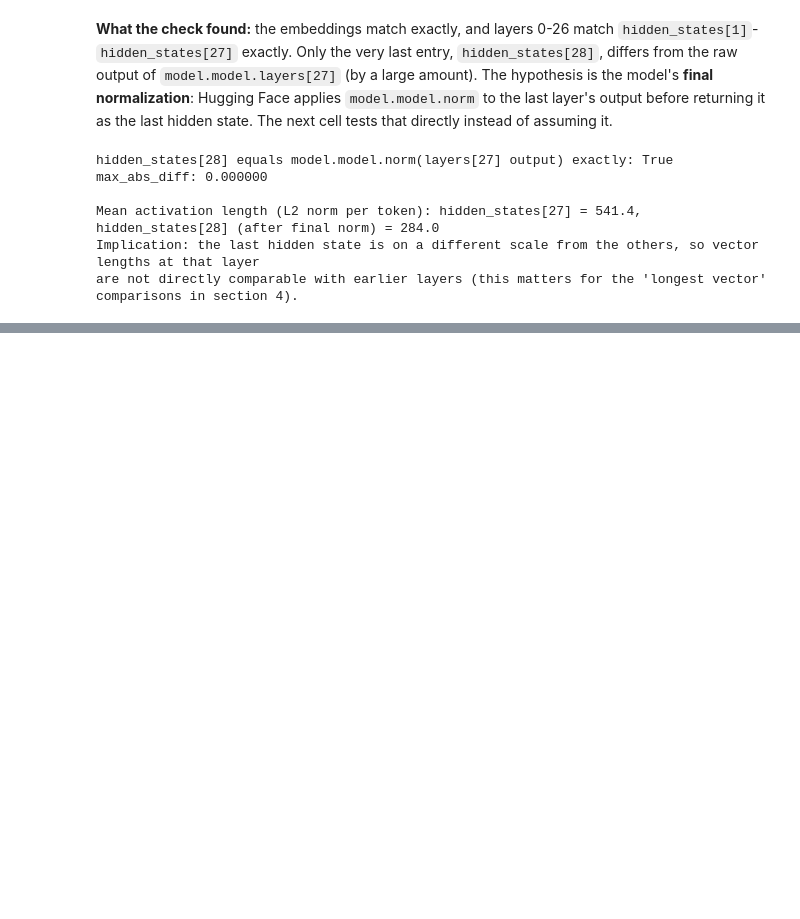
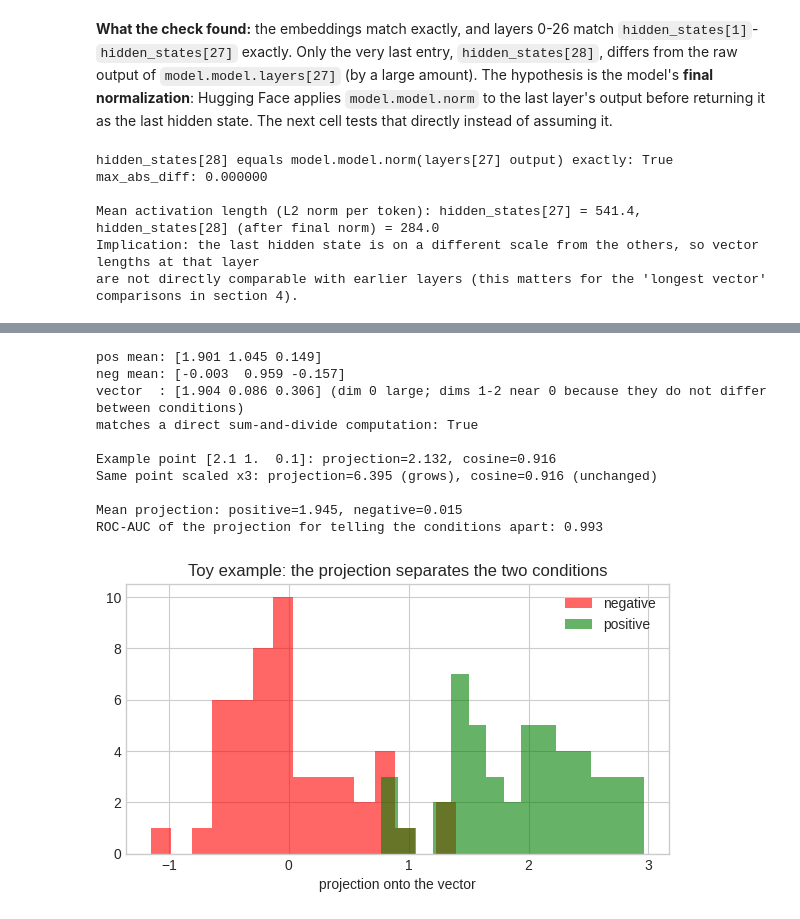
Before and after one commit to rkaunismaa/PersonaVectors, a Jupyter notebook: persona_vectors_10.ipynb, the cells around one changed output, grey strips where cells are left out. Drawn from its saved outputs; the diff is of its cells as text; code cells hidden in the pictures; blank space fills up the shorter version.

Commit message:
Add concept section to persona_vectors_10.ipynb
Co-Authored-By: Claude Sonnet 5 <noreply@anthropic.com>
Claude-Session: https://claude.ai/code/session_01RMwXV85u1rqbRoMcZQGJpH

```diff
--- a/persona_vectors_10.ipynb
+++ b/persona_vectors_10.ipynb
@@ -215,0 +232,50 @@ are not directly comparable with earlier layers (this matters for the 'longest v
+# %%
+rng = np.random.default_rng(0)
+# Two conditions in 3-D. Only dimension 0 carries the "trait": it is higher in the positive condition.
+pos = rng.normal(loc=[2.0, 1.0, 0.0], scale=0.5, size=(50, 3))
+neg = rng.normal(loc=[0.0, 1.0, 0.0], scale=0.5, size=(50, 3))
+
+pos_mean, neg_mean = pos.mean(axis=0), neg.mean(axis=0)
+v = pos_mean - neg_mean
+print("pos mean:", pos_mean.round(3))
+print("neg mean:", neg_mean.round(3))
+print("vector  :", v.round(3), "(dim 0 large; dims 1-2 near 0 because they do not differ between conditions)")
+
+direct = pos.sum(axis=0) / len(pos) - neg.sum(axis=0) / len(neg)
+assert np.allclose(v, direct)
+print("matches a direct sum-and-divide computation: True")
+
+def projection(a, vec):
+    return a @ vec / np.linalg.norm(vec)
+
+def cosine(a, vec):
+    return a @ vec / (np.linalg.norm(a) * np.linalg.norm(vec))
+
+x = np.array([2.1, 1.0, 0.1])
+print(f"\nExample point {x}: projection={projection(x, v):.3f}, cosine={cosine(x, v):.3f}")
+print(f"Same point scaled x3: projection={projection(3 * x, v):.3f} (grows), cosine={cosine(3 * x, v):.3f} (unchanged)")
+
+proj_pos, proj_neg = projection(pos, v), projection(neg, v)
+print(f"\nMean projection: positive={proj_pos.mean():.3f}, negative={proj_neg.mean():.3f}")
+y = np.r_[np.ones(len(pos)), np.zeros(len(neg))]
+print(f"ROC-AUC of the projection for telling the conditions apart: {roc_auc_score(y, np.r_[proj_pos, proj_neg]):.3f}")
+
+fig, ax = plt.subplots(figsize=(7, 3.5))
+ax.hist(proj_neg, bins=15, alpha=0.6, label="negative", color="red")
+ax.hist(proj_pos, bins=15, alpha=0.6, label="positive", color="green")
+ax.set_xlabel("projection onto the vector")
+ax.set_title("Toy example: the projection separates the two conditions")
+ax.legend()
+plt.show()
+# %% [output]
+pos mean: [1.901 1.045 0.149]
+neg mean: [-0.003  0.959 -0.157]
+vector  : [1.904 0.086 0.306] (dim 0 large; dims 1-2 near 0 because they do not differ between conditions)
+matches a direct sum-and-divide computation: True
+
+Example point [2.1 1.  0.1]: projection=2.132, cosine=0.916
+Same point scaled x3: projection=6.395 (grows), cosine=0.916 (unchanged)
+
+Mean projection: positive=1.945, negative=0.015
+ROC-AUC of the projection for telling the conditions apart: 0.993
+[figure, added]
```
Also changed, not shown: parts of 2 cells of this notebook.
